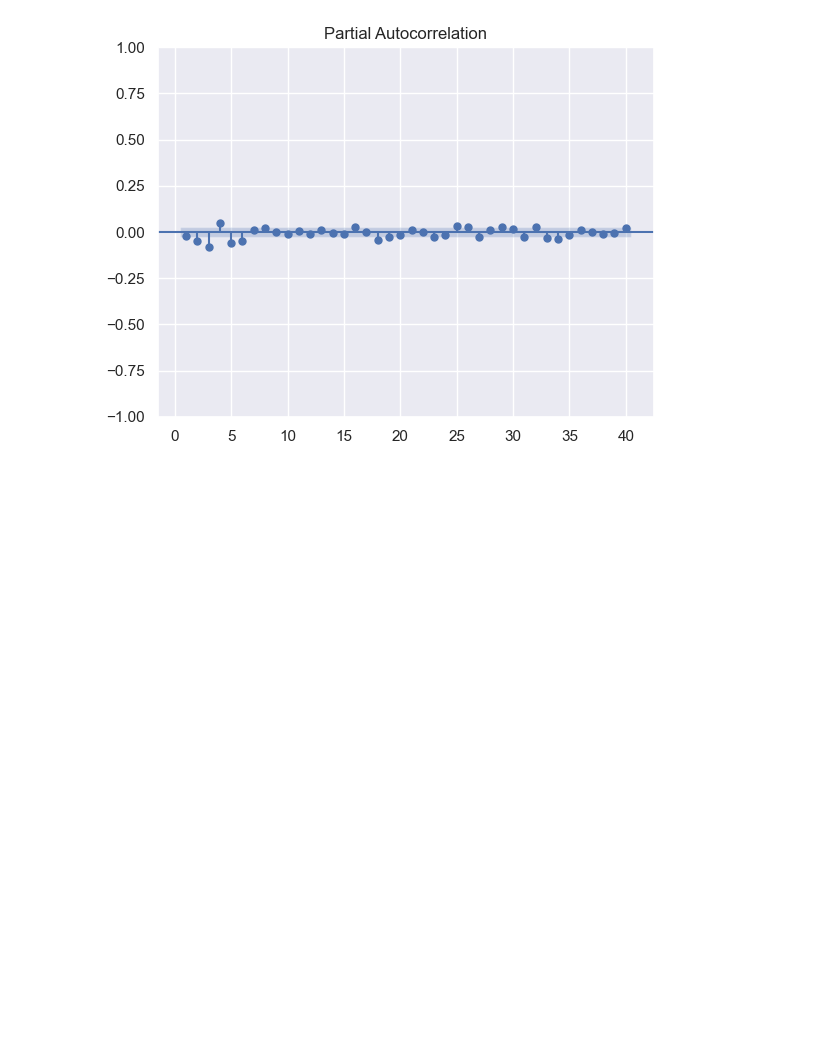
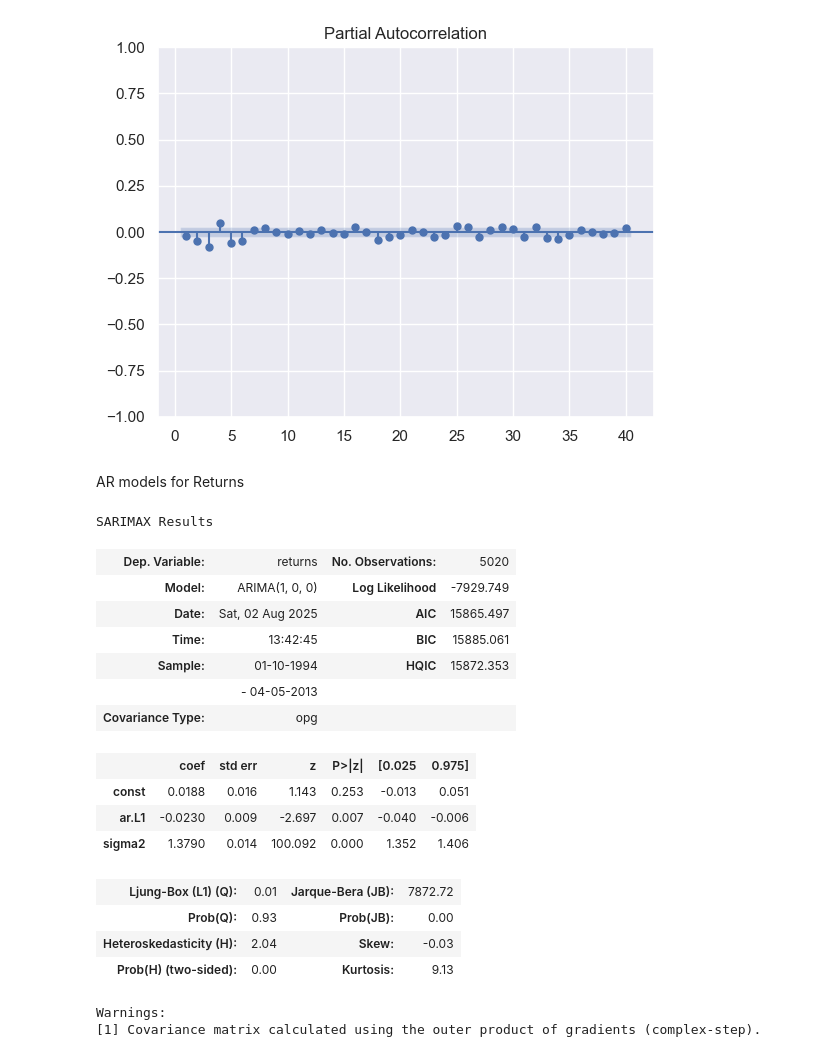
Before and after one commit to mkolade/time-series, a Jupyter notebook: 4th-TheArModel.ipynb, the cells around one changed output. Drawn from its saved outputs; the diff is of its cells as text; code cells hidden in the pictures; blank space fills up the shorter version.

Commit message:
AR models for Returns

```diff
--- a/4th-TheArModel.ipynb
+++ b/4th-TheArModel.ipynb
@@ -340,3 +347,32 @@ plt.show()
 # %% [output]
 [figure]
 [figure]
+# %% [markdown]
+AR models for Returns
+# %%
+def model_ret(x):
+    somethnn = ARIMA(df["returns"], order=(x,0,0))
+    return somethnn
+# %%
+model_ret_ar = model_ret(1)
+result_ret_ar = model_ret_ar.fit()
+result_ret_ar.summary()
+# %% [output]
+SARIMAX Results
+| Dep. Variable: | returns | No. Observations: | 5020 |
+| Model: | ARIMA(1, 0, 0) | Log Likelihood | -7929.749 |
+| Date: | Sat, 02 Aug 2025 | AIC | 15865.497 |
+| Time: | 13:42:45 | BIC | 15885.061 |
+| Sample: | 01-10-1994 | HQIC | 15872.353 |
+|  | - 04-05-2013 |  |  |
+| Covariance Type: | opg |  |  |
+|  | coef | std err | z | P>|z| | [0.025 | 0.975] |
+| const | 0.0188 | 0.016 | 1.143 | 0.253 | -0.013 | 0.051 |
+| ar.L1 | -0.0230 | 0.009 | -2.697 | 0.007 | -0.040 | -0.006 |
+| sigma2 | 1.3790 | 0.014 | 100.092 | 0.000 | 1.352 | 1.406 |
+| Ljung-Box (L1) (Q): | 0.01 | Jarque-Bera (JB): | 7872.72 |
+| Prob(Q): | 0.93 | Prob(JB): | 0.00 |
+| Heteroskedasticity (H): | 2.04 | Skew: | -0.03 |
+| Prob(H) (two-sided): | 0.00 | Kurtosis: | 9.13 |
+Warnings:
+[1] Covariance matrix calculated using the outer product of gradients (complex-step).
```
Also changed, not shown: parts of 15 cells of this notebook.
